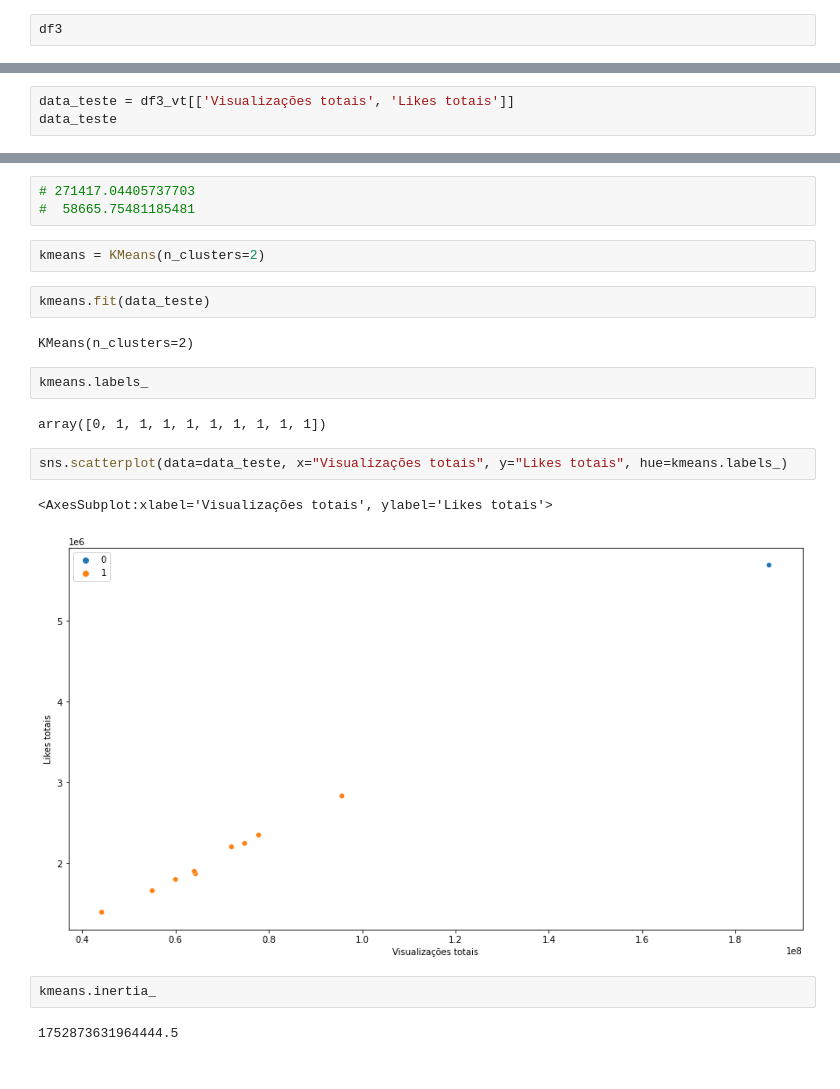
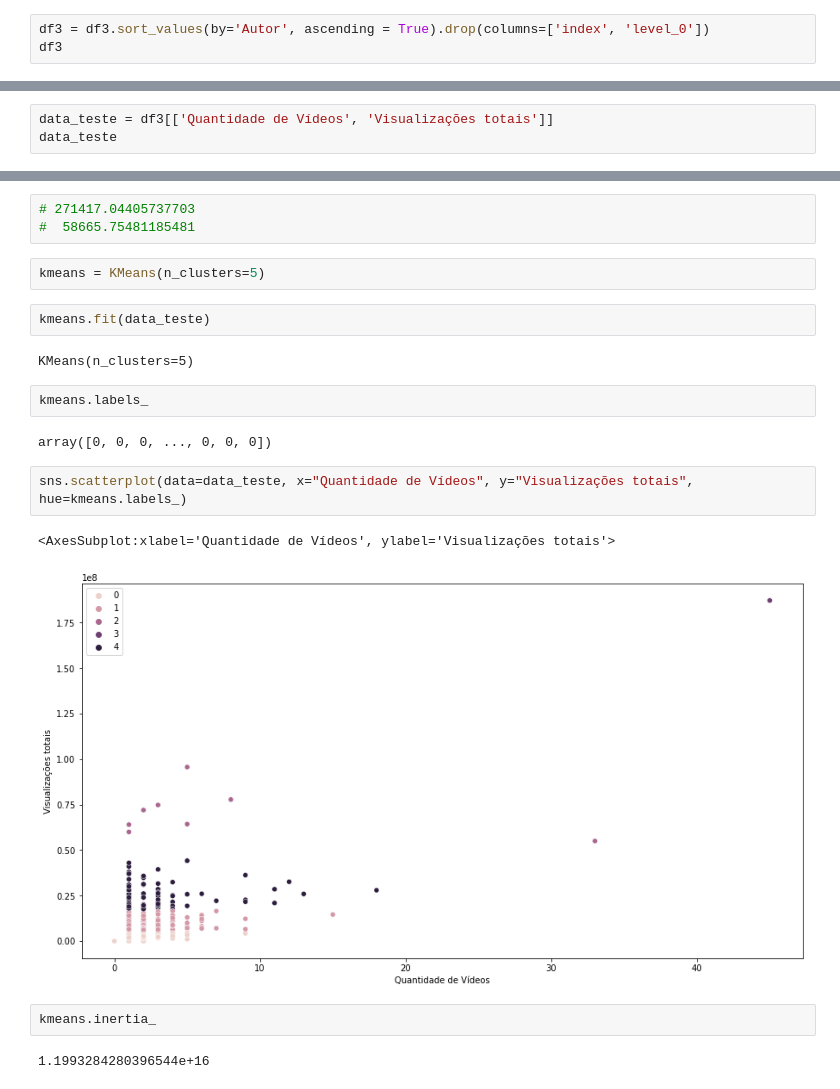
Before and after one commit to LuisHenriqueAL/Projeto_ICD, a Jupyter notebook: main.ipynb, the cells around one changed output, grey strips where cells are left out. Drawn from its saved outputs; the diff is of its cells as text.

Commit message:
Adicionando clusterização

```diff
--- a/main.ipynb
+++ b/main.ipynb
@@ -188,6 +188,7 @@ df3_vt = df3.sort_values(by='Visualizações totais', ascending = False).reset_i
 df3_lt = pd.DataFrame()
 df3_lt = df3.sort_values(by='Likes totais', ascending = False).reset_index().drop(columns=['index']).iloc[0:10]
 # %%
+df3 = df3.sort_values(by='Autor', ascending = True).drop(columns=['index', 'level_0'])
 df3
 # %% [output]
 |  | Autor | Quantidade de Vídeos | Visualizações totais | Likes totais |
@@ -349,4 +365,4 @@ sns.scatterplot(data = df3_vt, x = 'Visualizações totais', y = 'Likes totais')
 # %%
-data_teste = df3_vt[['Visualizações totais', 'Likes totais']]
+data_teste = df3[['Quantidade de Vídeos', 'Visualizações totais']]
 data_teste
 # %% [output]
@@ -365,22 +383,22 @@ data_teste
 # 271417.04405737703
 #  58665.75481185481
 # %%
-kmeans = KMeans(n_clusters=2)
+kmeans = KMeans(n_clusters=5)
 # %%
 kmeans.fit(data_teste)
 # %% [output]
-KMeans(n_clusters=2)
+KMeans(n_clusters=5)
 # %%
 kmeans.labels_
 # %% [output]
-array([0, 1, 1, 1, 1, 1, 1, 1, 1, 1])
+array([0, 0, 0, ..., 0, 0, 0])
 # %%
-sns.scatterplot(data=data_teste, x="Visualizações totais", y="Likes totais", hue=kmeans.labels_)
+sns.scatterplot(data=data_teste, x="Quantidade de Vídeos", y="Visualizações totais", hue=kmeans.labels_)
 # %% [output]
-<AxesSubplot:xlabel='Visualizações totais', ylabel='Likes totais'>
+<AxesSubplot:xlabel='Quantidade de Vídeos', ylabel='Visualizações totais'>
-[figure, old version]
+[figure, new version]
 # %%
 kmeans.inertia_
 # %% [output]
-1752873631964444.5
+1.1993284280396544e+16
 # %%
```
Also changed, not shown: parts of 5 cells of this notebook.
